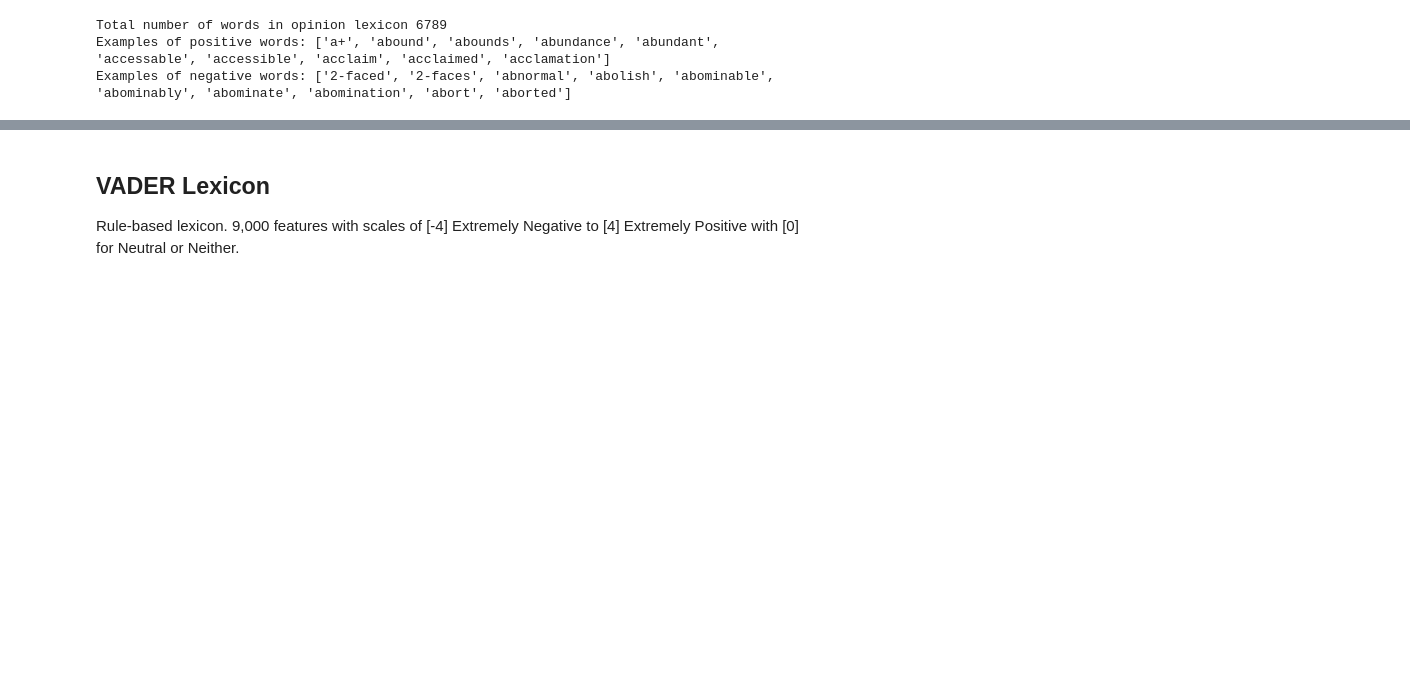
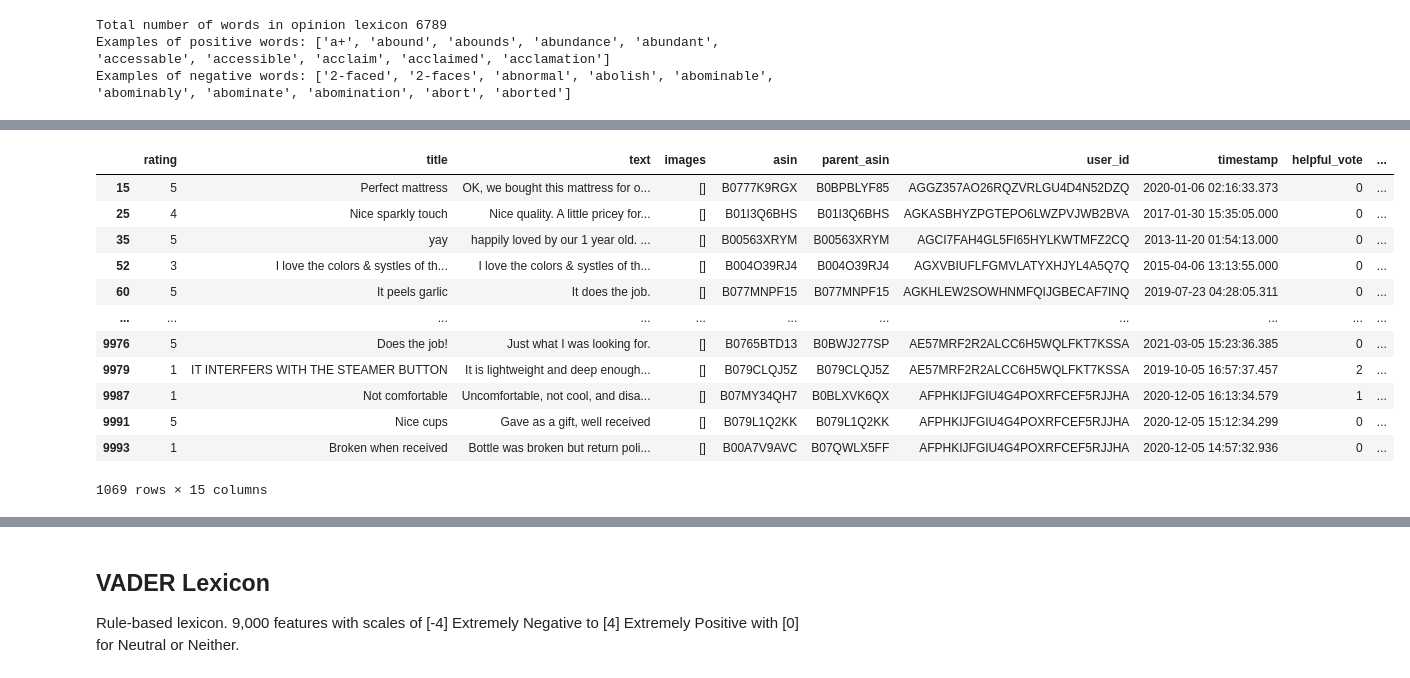
Before and after one commit to marieljum/NLP_Amazon_Reviews_Sentiment, a Jupyter notebook: notebooks/Sentiment_Analysis.ipynb, the cells around one changed output, grey strips where cells are left out. Saved outputs shown, nothing was run; the diff lists cells and outputs as text; code cells hidden in the pictures; blank space fills up the shorter version.

```diff
--- a/notebooks/Sentiment_Analysis.ipynb
+++ b/notebooks/Sentiment_Analysis.ipynb
@@ -157,0 +266,17 @@ sentiment_scores[['rating', 'text', 'asin', 'Bing_Liu_Score']].sample(5)
+# %%
+# Look for scores of zeroes in Bing_Liu_spaCy and Bing_Liu_nltk columns
+cleaned_text[cleaned_text['Bing_Liu_spaCy'] == 0]
+# %% [output]
+|  | rating | title | text | images | asin | parent_asin | user_id | timestamp | helpful_vote | ... |
+| 15 | 5 | Perfect mattress | OK, we bought this mattress for o... | [] | B0777K9RGX | B0BPBLYF85 | AGGZ357AO26RQZVRLGU4D4N52DZQ | 2020-01-06 02:16:33.373 | 0 | ... |
+| 25 | 4 | Nice sparkly touch | Nice quality. A little pricey for... | [] | B01I3Q6BHS | B01I3Q6BHS | AGKASBHYZPGTEPO6LWZPVJWB2BVA | 2017-01-30 15:35:05.000 | 0 | ... |
+| 35 | 5 | yay | happily loved by our 1 year old. ... | [] | B00563XRYM | B00563XRYM | AGCI7FAH4GL5FI65HYLKWTMFZ2CQ | 2013-11-20 01:54:13.000 | 0 | ... |
+| 52 | 3 | I love the colors & systles of th... | I love the colors & systles of th... | [] | B004O39RJ4 | B004O39RJ4 | AGXVBIUFLFGMVLATYXHJYL4A5Q7Q | 2015-04-06 13:13:55.000 | 0 | ... |
+| 60 | 5 | It peels garlic | It does the job. | [] | B077MNPF15 | B077MNPF15 | AGKHLEW2SOWHNMFQIJGBECAF7INQ | 2019-07-23 04:28:05.311 | 0 | ... |
+| ... | ... | ... | ... | ... | ... | ... | ... | ... | ... | ... |
+| 9976 | 5 | Does the job! | Just what I was looking for. | [] | B0765BTD13 | B0BWJ277SP | AE57MRF2R2ALCC6H5WQLFKT7KSSA | 2021-03-05 15:23:36.385 | 0 | ... |
+| 9979 | 1 | IT INTERFERS WITH THE STEAMER BUTTON | It is lightweight and deep enough... | [] | B079CLQJ5Z | B079CLQJ5Z | AE57MRF2R2ALCC6H5WQLFKT7KSSA | 2019-10-05 16:57:37.457 | 2 | ... |
+| 9987 | 1 | Not comfortable | Uncomfortable, not cool, and disa... | [] | B07MY34QH7 | B0BLXVK6QX | AFPHKIJFGIU4G4POXRFCEF5RJJHA | 2020-12-05 16:13:34.579 | 1 | ... |
+| 9991 | 5 | Nice cups | Gave as a gift, well received | [] | B079L1Q2KK | B079L1Q2KK | AFPHKIJFGIU4G4POXRFCEF5RJJHA | 2020-12-05 15:12:34.299 | 0 | ... |
+| 9993 | 1 | Broken when received | Bottle was broken but return poli... | [] | B00A7V9AVC | B07QWLX5FF | AFPHKIJFGIU4G4POXRFCEF5RJJHA | 2020-12-05 14:57:32.936 | 0 | ... |
+1069 rows × 15 columns
```
Also changed, not shown: parts of 19 cells of this notebook.
